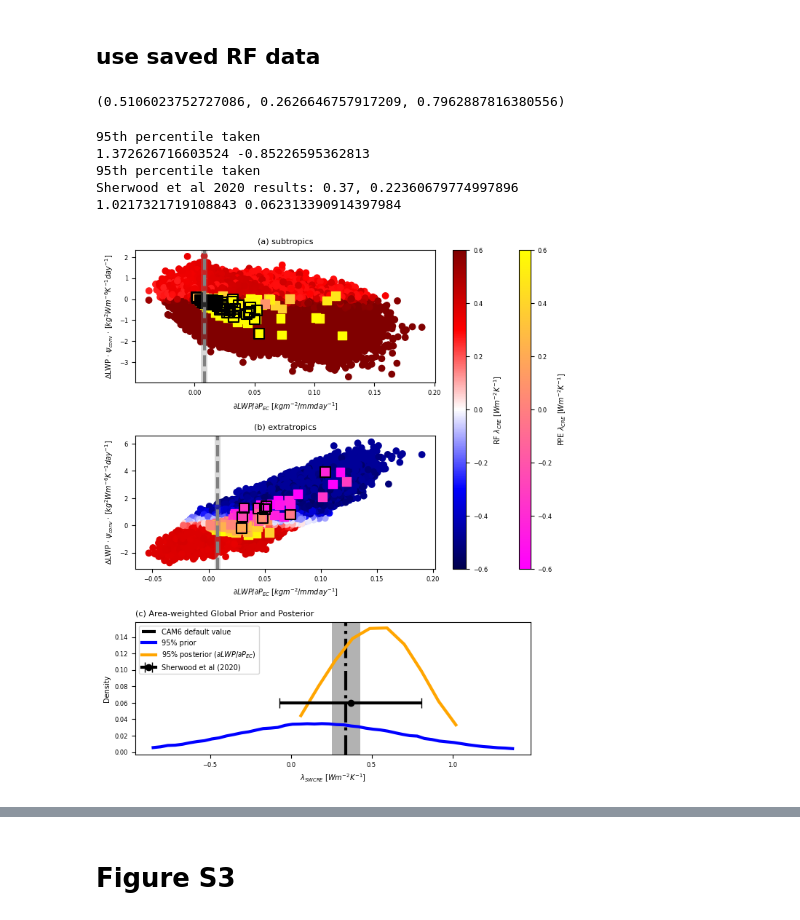
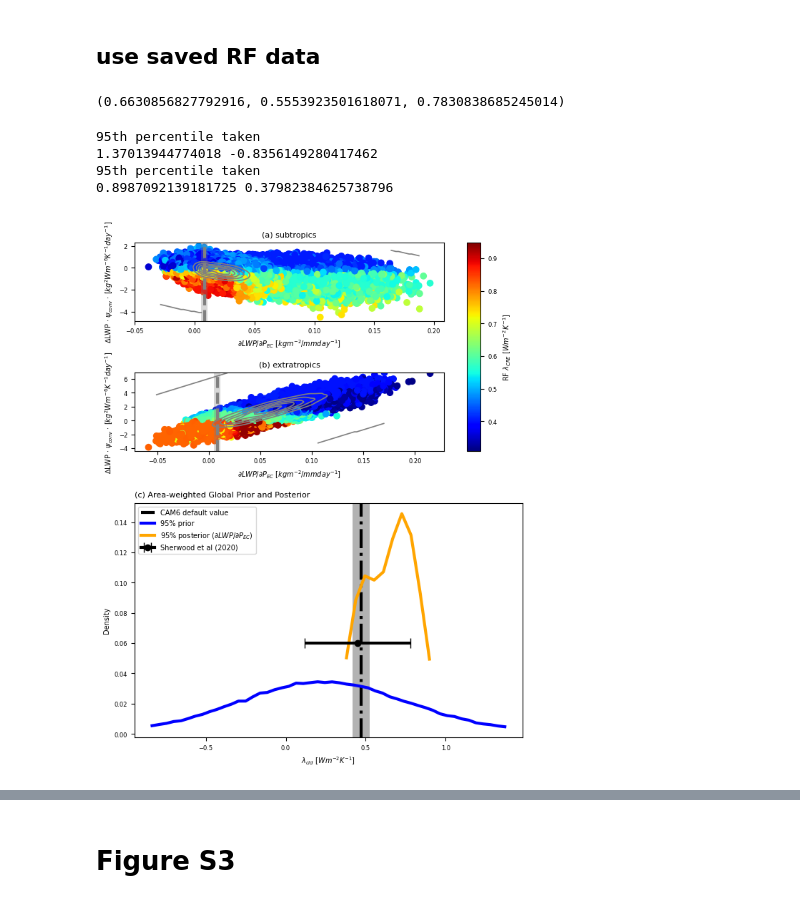
Before and after one commit to wgh-private/globalFB_precipeff, a Jupyter notebook: kernel_finalwork.ipynb, the cells around one changed output, grey strips where cells are left out. Drawn from its saved outputs; the diff is of its cells as text; code cells hidden in the pictures.

Commit message:
finished updating all figures to kernel total CF land and ocean

```diff
--- a/kernel_finalwork.ipynb
+++ b/kernel_finalwork.ipynb
@@ -446,7 +437,7 @@ import numpy as np
 import scipy.stats as stats
 
 
-dVar_name = ['∆LWP/∆T', 'λ$_{SWCRE}$']
+dVar_name = ['∆LWP/∆T', 'λ$_{cld}$']
 
 
 # Set figure width to 11.4 cm = 4.49 inches for PNAS single-column
@@ -491,7 +482,7 @@ cbar = fig.colorbar(cbar_img, ax=axs, orientation='horizontal', fraction=0.05, p
 cbar.set_label('Correlation', fontsize=label_fontsize)
 cbar.ax.tick_params(labelsize=tick_fontsize)
 
-plt.savefig('final_figures/∂LWP∂P_SW∆CRE_∆LWP_correlation.png',
+plt.savefig(fig_dir+'∂LWP∂P_SW∆CRE_∆LWP_correlation.png',
             bbox_inches='tight', facecolor='white', dpi=600)
 plt.show()
 # %% [output]
@@ -838,7 +826,7 @@ def emulate_regimes(x_p, y_p1, y_p2, y_p3, c_p):
         y_p2.data[ind],
         y_p3.data[ind]
     ))
-    output = c_p.data[ind]
+    output = c_p[ind]
 
     # Split data
     X_train, X_test, y_train, y_test = train_test_split(
@@ -905,6 +893,7 @@ PPE_prior = []
 RF_prior = []
 RF_posterior = []
 constrain_arr = []
+MC_constrained = []
 
 for idx, (min_lat, max_lat, regime) in enumerate(lat_ranges):
     dLWP_TSmap_sel = sel_regime(dLWP_TSmap,min_lat,max_lat)
@@ -952,7 +941,7 @@ for idx, (min_lat, max_lat, regime) in enumerate(lat_ranges):
     y_p3 = final_data['ymap3']
     y_p = y_p1*y_p2*y_p3
     c_p = final_data['clrmap']
-    X_new, P_new = emulate_regimes(x_p, y_p1, y_p2, y_p3, c_p)
+    X_new, P_new = emulate_regimes(x_p, y_p1, y_p2, y_p3, c_p.values)
 
     pe_constrained = (X_new[:,0] >= lower_pe_metric) & (X_new[:,0] <= upper_pe_metric)
     conv_constrained = (X_new[:,2]*X_new[:,3] >= obs_constraint_lower) & (X_new[:,2]*X_new[:,3] <= obs_constraint_upper)
@@ -963,8 +952,9 @@ for idx, (min_lat, max_lat, regime) in enumerate(lat_ranges):
     RF_prior.append([X_new[:,0], X_new[:,1]*X_new[:,2]*X_new[:,3], P_new])
     RF_posterior.append(P_new_constrained)
     constrain_arr.append(constrained)
+    MC_constrained.append(conv_constrained)
 
-np.savez('final_figures/updated_RF_results.npz', PPE_prior=PPE_prior, RF_prior=RF_prior, RF_posterior=RF_posterior, runs=x_p.runs, constrain_arr=constrain_arr)
+np.savez(fig_dir+'updated_RF_results.npz', PPE_prior=PPE_prior, RF_prior=RF_prior, RF_posterior=RF_posterior, runs=x_p.runs, constrain_arr=constrain_arr, MC_constrained=MC_constrained)
 # %% [output]
 1082.0025788794226 992.9501967281166 1171.0549610307285
 Fitting 3 folds for each of 108 candidates, totalling 324 fits
@@ -986,12 +976,13 @@ MAE: 0.08122366178978664
 # %% [markdown]
 ## use saved RF data
 # %%
-data = np.load('final_figures/updated_RF_results.npz', allow_pickle=True)
+data = np.load(fig_dir+'updated_RF_results.npz', allow_pickle=True)
 PPE_prior = data['PPE_prior']
 RF_prior = data['RF_prior']
 RF_posterior = data['RF_posterior']
 runs = data['runs']
 constrain_arr = data['constrain_arr']
+MC_constrained = data['MC_constrained']
 # %%
 # inputs
 F_sub_members = np.array(RF_posterior[1])
@@ -1021,7 +1012,7 @@ mean = Fglob.mean()
 lo, hi = np.percentile(Fglob, [2.5, 97.5])
 mean, lo, hi
 # %% [output]
-(0.5106023752727086, 0.2626646757917209, 0.7962887816380556)
+(0.6630856827792916, 0.5553923501618071, 0.7830838685245014)
 # %%
 import matplotlib.gridspec as gridspec
 import scipy.stats as stats
@@ -1063,7 +1054,7 @@ regimes = ['subtropics', 'extratropics']
 fig = plt.figure(figsize=(17.8/2.54, 9))  # Adjust height as needed
 title_num = ['(a) ', '(b) ', '(c) ']
 # GridSpec: 3 rows, 4 columns (right 3 columns reserved for shared colorbar on top row)
-gs = gridspec.GridSpec(3, 4, width_ratios=[18, 0.8, 1.1, 0.7], height_ratios=[1, 1, 1], hspace=0.4, wspace=0.2)
+gs = gridspec.GridSpec(3, 3, width_ratios=[18, 0.8, 1.1], height_ratios=[1, 1, 3], hspace=0.4, wspace=0.2)
 
 nums = [[0,0], [0,1]]
 
@@ -1076,17 +1067,30 @@ for ax_n in range(2):
 
     temp = RF_prior[ax_n+1]
     img = ax.scatter(temp[0], temp[1], c=temp[2],
-                     cmap='seismic', vmin=-0.6, vmax=0.6)
+                     cmap='jet')
     p_temp = PPE_prior[ax_n+1]
     x_p = xr.DataArray(p_temp[0], dims=['runs'], coords={'runs': runs})
     y_p = xr.DataArray(p_temp[1], dims=['runs'], coords={'runs': runs})
     c_p = xr.DataArray(p_temp[2], dims=['runs'], coords={'runs': runs})
 
-    p_img = ax.scatter(x_p, y_p, c=c_p,
-                        cmap='spring', marker='s', s=72, vmin=-0.6, vmax=0.6)
-    constrained = constrain_arr[ax_n+1]
-    ax.scatter(x_p.sel(runs=constrained), y_p.sel(runs=constrained),
-               edgecolor='black', facecolor='none', marker='s', s=100, linewidth=1.5)
+    # p_img = ax.scatter(x_p, y_p, c=c_p,
+    #                     cmap='spring', marker='s', s=72, vmin=-0.6, vmax=0.6)
+    # constrained = constrain_arr[ax_n+1]
+    conv_constrained = MC_constrained[ax_n+1]
+    # ax.scatter(temp[0][conv_constrained], temp[1][conv_constrained],
+    #            edgecolor='black', facecolor='none', marker='s', s=100, linewidth=1.5)
+
+    from scipy.stats import gaussian_kde
+    x = temp[0][conv_constrained]
+    y = temp[1][conv_constrained]
+    kde = gaussian_kde([x, y])
+    xi, yi = np.meshgrid(np.linspace(x.min(), x.max(), 100),
+                         np.linspace(y.min(), y.max(), 100))
+    zi = kde([xi.ravel(), yi.ravel()]).reshape(xi.shape)
+    ax.contour(xi, yi, zi, levels=5, colors='grey', linewidths=1.2)
+
+
+
     ax.axvline(x=obs_pe_metric, color='grey', linestyle='--')
     ax.axvspan(lower_pe_metric, upper_pe_metric, facecolor='grey', alpha=0.3)
     ax.set_xlabel(xtitle+' $[kgm^{-2}/mmday^{-1}]$', fontsize=label_fontsize)
@@ -1100,46 +1104,47 @@ cbar_ax = fig.add_subplot(gs[0:2, 1])  # Span both top rows in the second column
 cbar = plt.colorbar(img, cax=cbar_ax, orientation='vertical')
 cbar.set_label('RF $\\lambda_{CRE}$ $[Wm^{-2}K^{-1}]$', fontsize=label_fontsize)
 cbar.ax.tick_params(labelsize=tick_fontsize)
 
-p_cbar_ax = fig.add_subplot(gs[0:2, 3])  # Span both top rows in the fourth column
-cbar = plt.colorbar(p_img, cax=p_cbar_ax, orientation='vertical')
-cbar.set_label('PPE $\\lambda_{CRE}$ $[Wm^{-2}K^{-1}]$', fontsize=label_fontsize)
-cbar.ax.tick_params(labelsize=tick_fontsize)
+# p_cbar_ax = fig.add_subplot(gs[0:2, 3])  # Span both top rows in the fourth column
+# cbar = plt.colorbar(p_img, cax=p_cbar_ax, orientation='vertical')
+# cbar.set_label('PPE $\\lambda_{CRE}$ $[Wm^{-2}K^{-1}]$', fontsize=label_fontsize)
+# cbar.ax.tick_params(labelsize=tick_fontsize)
 
 # --- Constrained PDF (bottom row, full width) ---
 ax_scatter = fig.add_subplot(gs[2, :])  # Bottom row, span all columns
 ax_scatter.axvline(default[0], color='black', linestyle='-.', label='CAM6 default value')
 ax_scatter.axvspan(default[0]-1.96*default_sem[0], default[0]+1.96*default_sem[0], facecolor='black', alpha=0.3)
 pr_bin_centers, hist = plot_pdfs_diff(global_prior_samples, 50)
 ax_scatter.plot(pr_bin_centers, hist, label='95% prior', color='b')
 print(np.max(pr_bin_centers), np.min(pr_bin_centers))
 
 po_bin_centers, hist = plot_pdfs_diff(global_post_samples, 10)
 ax_scatter.plot(po_bin_centers, hist, label='95% posterior ('+xtitle+')', color='orange')
 
-# constrained range from the Sherwood et al 2020
-means = [0.25, 0.12, 0]
-stds = [0.16, 0.12, 0.1]
-mu_total, sigma_total = combine_independent(means, stds)
-print(f'Sherwood et al 2020 results: {mu_total}, {sigma_total}')
-ax_scatter.errorbar(mu_total, 0.06, xerr=1.96*sigma_total, fmt='o-', label='Sherwood et al (2020)', capsize=5, capthick=1, color='black')
+# # constrained range from the Sherwood et al 2020 for the SW component
+# means = [0.25, 0.12, 0]
+# stds = [0.16, 0.12, 0.1]
+# mu_total, sigma_total = combine_independent(means, stds)
+# print(f'Sherwood et al 2020 results: {mu_total}, {sigma_total}')
+# ax_scatter.errorbar(mu_total, 0.06, xerr=1.96*sigma_total, fmt='o-', label='Sherwood et al (2020)', capsize=5, capthick=1, color='black')
+# constrained range from the Sherwood et al 2020 for the total cloud feedback
+ax_scatter.errorbar(0.45, 0.06, xerr=0.33, fmt='o-', label='Sherwood et al (2020)', capsize=5, capthick=1, color='black')
 
 ax_scatter.legend(fontsize=label_fontsize)
 print(np.max(po_bin_centers), np.min(po_bin_centers))
 
-ax_scatter.set_xlabel('$\\lambda_{SWCRE}$ $[Wm^{-2}K^{-1}]$', fontsize=label_fontsize)
+ax_scatter.set_xlabel('$\\lambda_{cld}$ $[Wm^{-2}K^{-1}]$', fontsize=label_fontsize)
 ax_scatter.set_ylabel('Density', fontsize=label_fontsize)
 ax_scatter.set_title(title_num[2]+'Area-weighted Global Prior and Posterior',
                      loc='left', fontsize=title_fontsize)
 ax_scatter.tick_params(axis='both', labelsize=tick_fontsize)
 
-plt.savefig('final_figures/SWglobal_constraint.png',
+plt.savefig(fig_dir+'totalglobal_constraint.png',
             bbox_inches='tight', facecolor='white', dpi=600)
 plt.show()
 # %% [output]
 95th percentile taken
-1.372626716603524 -0.85226595362813
+1.37013944774018 -0.8356149280417462
 95th percentile taken
-Sherwood et al 2020 results: 0.37, 0.22360679774997896
-1.0217321719108843 0.062313390914397984
+0.8987092139181725 0.37982384625738796
-[figure, old version]
+[figure, new version]
```
Also changed, not shown: parts of 16 cells of this notebook.
